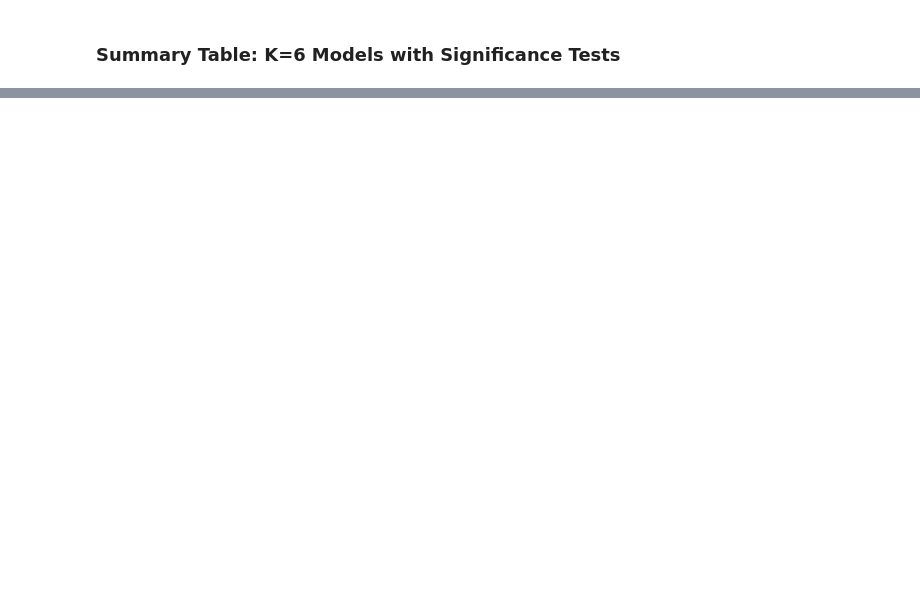
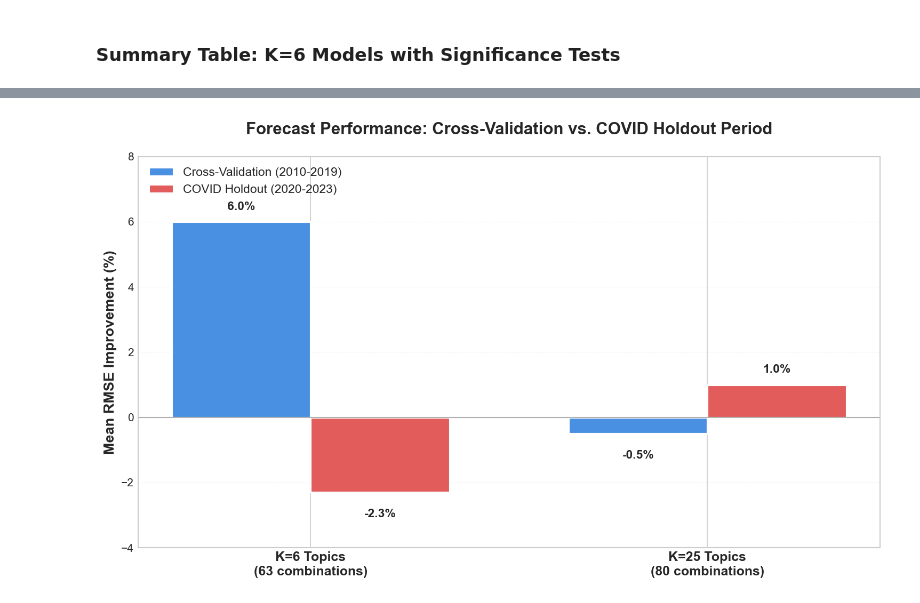
Before and after one commit to LiliVanilli/Seminar-Econ, a Jupyter notebook: 09_covid_holdout.ipynb, the cells around one changed output, grey strips where cells are left out. Cells and saved outputs as stored; diff of their text form; code cells hidden in the pictures; blank space fills up the shorter version.

Commit message:
Add COVID holdout visualizations

```diff
--- a/09_covid_holdout.ipynb
+++ b/09_covid_holdout.ipynb
@@ -1019,0 +1039,84 @@ Results saved to: results/covid_significance_tests_k6.csv
+# %%
+import matplotlib.pyplot as plt
+import matplotlib.patches as mpatches
+import numpy as np
+
+# Prepare data for visualization
+mean_data = {
+    'K=6': {'CV': 6.0, 'COVID': -2.3},
+    'K=25': {'CV': -0.5, 'COVID': 1.0}
+}
+
+# Create figure with modern, clean styling
+fig, ax = plt.subplots(figsize=(10, 6), dpi=150)
+
+# Set positions for grouped bars
+x_pos = np.arange(2)
+width = 0.35
+
+# Define colors (professional palette)
+color_cv = '#4A90E2'      # Blue for CV
+color_covid = '#E25C5C'   # Red for COVID
+color_positive = '#50C878' # Green for positive values
+color_negative = '#E25C5C' # Red for negative values
+
+# Plot K=6 data
+k6_cv = mean_data['K=6']['CV']
+k6_covid = mean_data['K=6']['COVID']
+bars_k6_cv = ax.bar(x_pos[0] - width/2, k6_cv, width,
+                     color=color_cv, label='Cross-Validation (2010-2019)',
+                     edgecolor='white', linewidth=1.5)
+bars_k6_covid = ax.bar(x_pos[0] + width/2, k6_covid, width,
+                        color=color_covid, label='COVID Holdout (2020-2023)',
+                        edgecolor='white', linewidth=1.5)
+
+# Plot K=25 data
+k25_cv = mean_data['K=25']['CV']
+k25_covid = mean_data['K=25']['COVID']
+bars_k25_cv = ax.bar(x_pos[1] - width/2, k25_cv, width,
+                      color=color_cv, edgecolor='white', linewidth=1.5)
+bars_k25_covid = ax.bar(x_pos[1] + width/2, k25_covid, width,
+                         color=color_covid, edgecolor='white', linewidth=1.5)
+
+# Add value labels on bars
+def add_value_labels(bars):
+    for bar in bars:
+        height = bar.get_height()
+        label_y = height + 0.3 if height >= 0 else height - 0.5
+        ax.text(bar.get_x() + bar.get_width()/2., label_y,
+                f'{height:.1f}%',
+                ha='center', va='bottom' if height >= 0 else 'top',
+                fontsize=11, fontweight='bold')
+
+add_value_labels(bars_k6_cv)
+add_value_labels(bars_k6_covid)
+add_value_labels(bars_k25_cv)
+add_value_labels(bars_k25_covid)
+
+# Add horizontal line at y=0
+ax.axhline(y=0, color='black', linestyle='-', linewidth=1, alpha=0.3)
+
+# Styling
+ax.set_ylabel('Mean RMSE Improvement (%)', fontsize=13, fontweight='bold')
+ax.set_title('Forecast Performance: Cross-Validation vs. COVID Holdout Period',
+             fontsize=15, fontweight='bold', pad=20)
+ax.set_xticks(x_pos)
+ax.set_xticklabels(['K=6 Topics\n(63 combinations)', 'K=25 Topics\n(80 combinations)'],
+                   fontsize=12, fontweight='bold')
+ax.set_ylim(-4, 8)
+ax.legend(loc='upper left', framealpha=0.95, fontsize=11,
+          edgecolor='gray', fancybox=True)
+
+# Add grid for readability
+ax.grid(axis='y', alpha=0.3, linestyle='--', linewidth=0.5)
+ax.set_axisbelow(True)
+
+# Tight layout
+plt.tight_layout()
+
+# Save
+plt.savefig('figures/covid_holdout_performance.pdf', bbox_inches='tight',
+            facecolor='white', edgecolor='none')
+plt.show()
+# %% [output]
+[figure, added]
```
Also changed, not shown: parts of 12 cells of this notebook.
